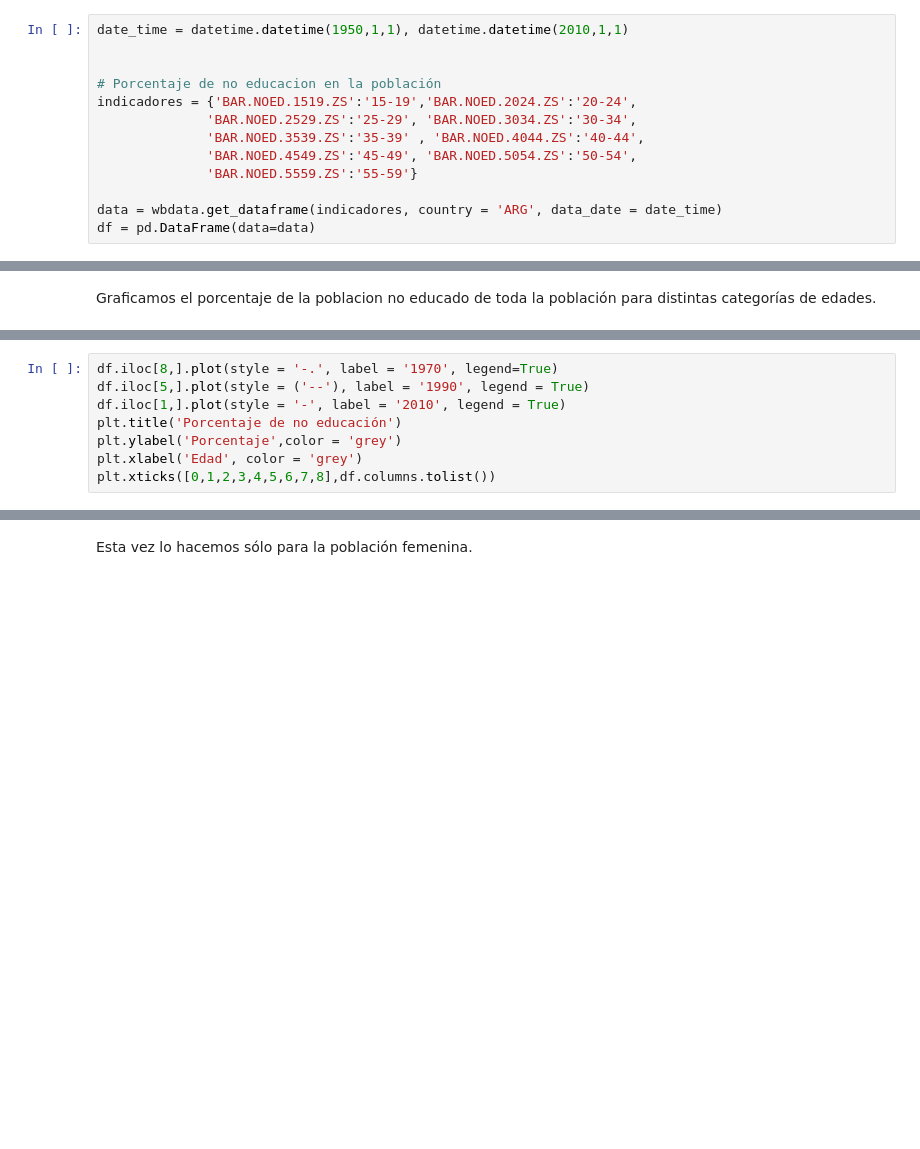
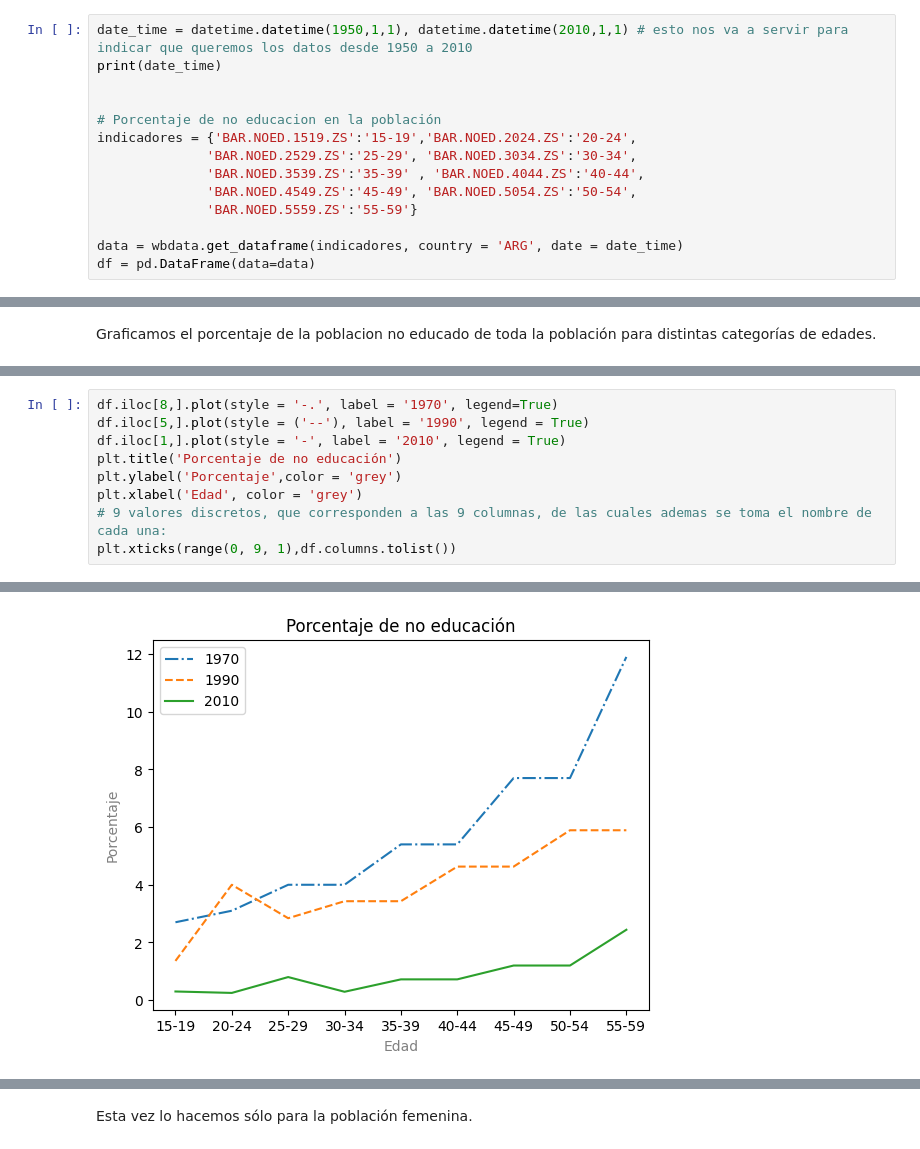
Before and after one commit to SunFanton/python-courses, a Jupyter notebook: humai/analisis-de-datos-Humai/05_Visualizacion/Visualizacion.ipynb, the cells around one changed output, grey strips where cells are left out. Drawn from its saved outputs; the diff is of its cells as text; blank space fills up the shorter version.

Commit message:
Visualizacion de datos - humai

```diff
--- a/humai/analisis-de-datos-Humai/05_Visualizacion/Visualizacion.ipynb
+++ b/humai/analisis-de-datos-Humai/05_Visualizacion/Visualizacion.ipynb
@@ -231,7 +241,8 @@ Text(0.5, 1.0, 'Educación masculina USA vs ARG')
 
 Vemos la educacion en la poblacion a lo largo de los años
 # %%
-date_time = datetime.datetime(1950,1,1), datetime.datetime(2010,1,1)
+date_time = datetime.datetime(1950,1,1), datetime.datetime(2010,1,1) # esto nos va a servir para indicar que queremos los datos desde 1950 a 2010
+print(date_time)
 
 
 # Porcentaje de no educacion en la población
@@ -241,5 +252,5 @@ indicadores = {'BAR.NOED.1519.ZS':'15-19','BAR.NOED.2024.ZS':'20-24',
               'BAR.NOED.4549.ZS':'45-49', 'BAR.NOED.5054.ZS':'50-54',
               'BAR.NOED.5559.ZS':'55-59'}
 
-data = wbdata.get_dataframe(indicadores, country = 'ARG', data_date = date_time)
+data = wbdata.get_dataframe(indicadores, country = 'ARG', date = date_time)
 df = pd.DataFrame(data=data)
@@ -262,4 +332,6 @@ df.iloc[1,].plot(style = '-', label = '2010', legend = True)
 plt.title('Porcentaje de no educación')
 plt.ylabel('Porcentaje',color = 'grey')
 plt.xlabel('Edad', color = 'grey')
-plt.xticks([0,1,2,3,4,5,6,7,8],df.columns.tolist())
+# 9 valores discretos, que corresponden a las 9 columnas, de las cuales ademas se toma el nombre de cada una:
+plt.xticks(range(0, 9, 1),df.columns.tolist())
+# %% [output]
@@ -265,0 +356 @@ plt.xticks([0,1,2,3,4,5,6,7,8],df.columns.tolist())
+[figure, added]
```
Also changed, not shown: parts of 37 cells of this notebook.
